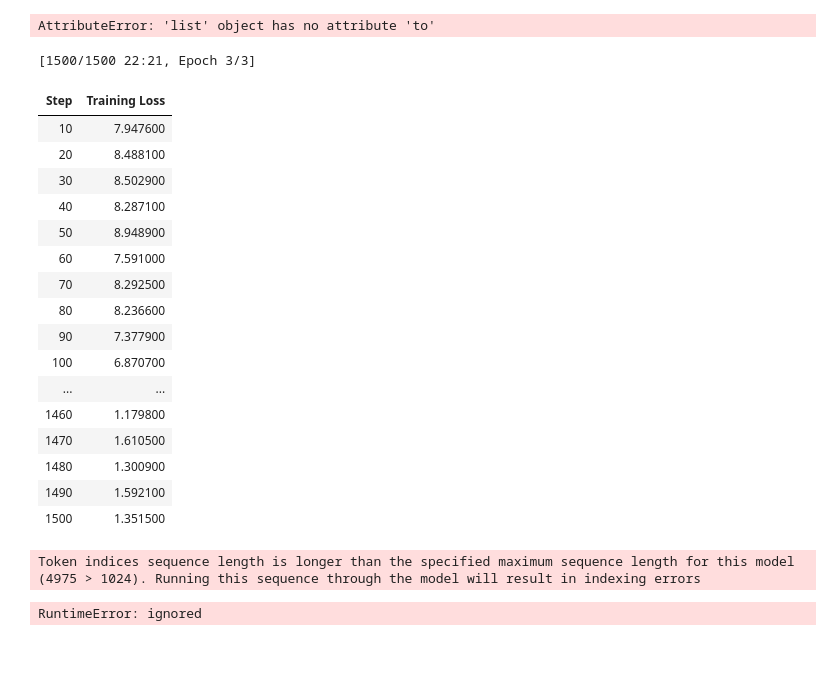
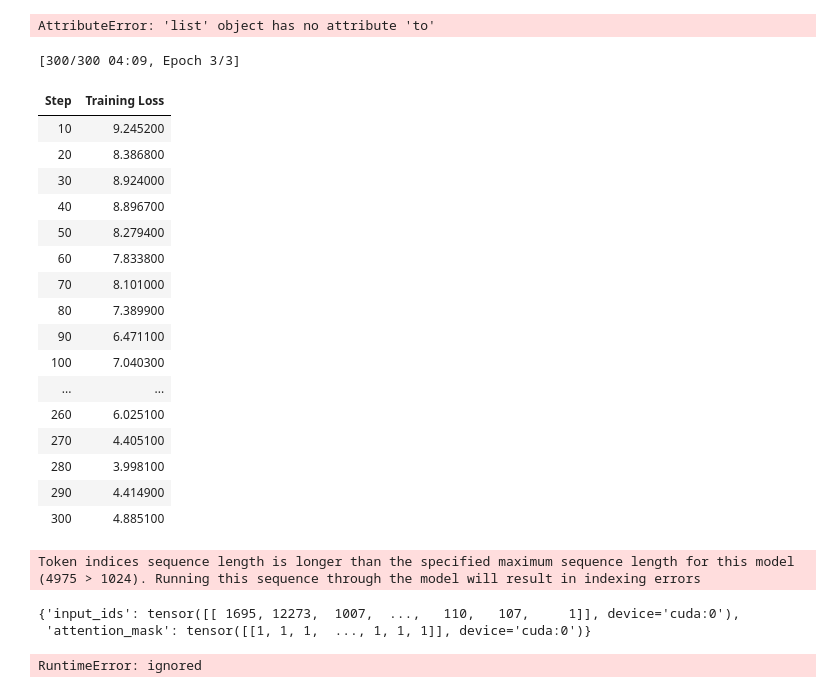
Before and after one commit to Anomaly1702/NLP_Ass3, a Jupyter notebook: fine_tuning.ipynb, the cells around one changed output. Saved outputs shown, nothing was run; the diff lists cells and outputs as text; code cells hidden in the pictures; blank space fills up the shorter version.

```diff
--- a/fine_tuning.ipynb
+++ b/fine_tuning.ipynb
@@ -579,11 +579,11 @@ def prepare_fine_tuning(model_name, tokenizer, train_dataset, val_dataset=None,
       num_train_epochs=3,           # total number of training epochs
       per_device_train_batch_size=1,   # batch size per device during training, can increase if memory allows
       per_device_eval_batch_size=1,    # batch size for evaluation, can increase if memory allows
-      save_steps=500,                  # number of updates steps before checkpoint saves
+      save_steps=100,                  # number of updates steps before checkpoint saves
       save_total_limit=5,              # limit the total amount of checkpoints and deletes the older checkpoints
       evaluation_strategy='steps',     # evaluation strategy to adopt during training
-      eval_steps=100,                  # number of update steps before evaluation
-      warmup_steps=500,                # number of warmup steps for learning rate scheduler
+      eval_steps=50,                  # number of update steps before evaluation
+      warmup_steps=50,                # number of warmup steps for learning rate scheduler
       weight_decay=0.01,               # strength of weight decay
       logging_dir='./logs',            # directory for storing logs
       logging_steps=10,
@@ -602,66 +602,70 @@ def prepare_fine_tuning(model_name, tokenizer, train_dataset, val_dataset=None,
       output_dir=output_dir,           # output directory
       num_train_epochs=3,           # total number of training epochs
       per_device_train_batch_size=1,   # batch size per device during training, can increase if memory allows
-      save_steps=500,                  # number of updates steps before checkpoint saves
+      save_steps=100,                  # number of updates steps before checkpoint saves
       save_total_limit=5,              # limit the total amount of checkpoints and deletes the older checkpoints
-      warmup_steps=500,                # number of warmup steps for learning rate scheduler
+      warmup_steps=50,                # number of warmup steps for learning rate scheduler
       weight_decay=0.01,               # strength of weight decay
       logging_dir='./logs',            # directory for storing logs
       logging_steps=10,
     )
 
     trainer = Trainer(
       model=model,                         # the instantiated 🤗 Transformers model to be trained
       args=training_args,                  # training arguments, defined above
       train_dataset=train_dataset,         # training dataset
       tokenizer=tokenizer
     )
 
-  return trainer,
+  return trainer
 
 
 if __name__=='__main__':
   # # use XSum dataset as example, with first 1000 docs as training data
   # from datasets import load_dataset
   # dataset = load_dataset("xsum")
   # train_texts, train_labels = dataset['train']['document'][:1000], dataset['train']['summary'][:1000]
 
   # use Pegasus Large model as base for fine-tuning
   model_name = 'google/pegasus-large'
   tr_f = [i for i in train_article.iloc[:100]['body_text']]
   tr_l = [i for i in train_article.iloc[:100]['abstract']]
   train_dataset, _, _, tokenizer = prepare_data(model_name, tr_f, tr_l)
   trainer = prepare_fine_tuning(model_name, tokenizer, train_dataset)
   trainer.train()
 # %% [output]
-[1500/1500 22:21, Epoch 3/3]
+[300/300 04:09, Epoch 3/3]
 | Step | Training Loss |
-| 10 | 7.947600 |
-| 20 | 8.488100 |
-| 30 | 8.502900 |
-| 40 | 8.287100 |
-| 50 | 8.948900 |
-| 60 | 7.591000 |
-| 70 | 8.292500 |
-| 80 | 8.236600 |
-| 90 | 7.377900 |
-| 100 | 6.870700 |
+| 10 | 9.245200 |
+| 20 | 8.386800 |
+| 30 | 8.924000 |
+| 40 | 8.896700 |
+| 50 | 8.279400 |
+| 60 | 7.833800 |
+| 70 | 8.101000 |
+| 80 | 7.389900 |
+| 90 | 6.471100 |
+| 100 | 7.040300 |
 | ... | ... |
-| 1460 | 1.179800 |
-| 1470 | 1.610500 |
-| 1480 | 1.300900 |
-| 1490 | 1.592100 |
-| 1500 | 1.351500 |
+| 260 | 6.025100 |
+| 270 | 4.405100 |
+| 280 | 3.998100 |
+| 290 | 4.414900 |
+| 300 | 4.885100 |
 # %%
 ARTICLE_TO_SUMMARIZE = (train_article.iloc[0]['body_text'])
 
 tokenizer = PegasusTokenizer.from_pretrained(model_name)
-inputs = tokenizer([ARTICLE_TO_SUMMARIZE], return_tensors="pt")
+inputs = tokenizer(ARTICLE_TO_SUMMARIZE, return_tensors="pt")
 
 if torch.cuda.is_available():
     inputs = {k: v.to('cuda') for k, v in inputs.items()}
+
+inputs
 # %% [output]
 Token indices sequence length is longer than the specified maximum sequence length for this model (4975 > 1024). Running this sequence through the model will result in indexing errors
+{'input_ids': tensor([[ 1695, 12273,  1007,  ...,   110,   107,     1]], device='cuda:0'),
+ 'attention_mask': tensor([[1, 1, 1,  ..., 1, 1, 1]], device='cuda:0')}
 # %%
 # Generate Summary using custom trained model
 summary_ids = trainer.model.generate(inputs["input_ids"], num_beams=2, min_length=0, max_length=500)
```
